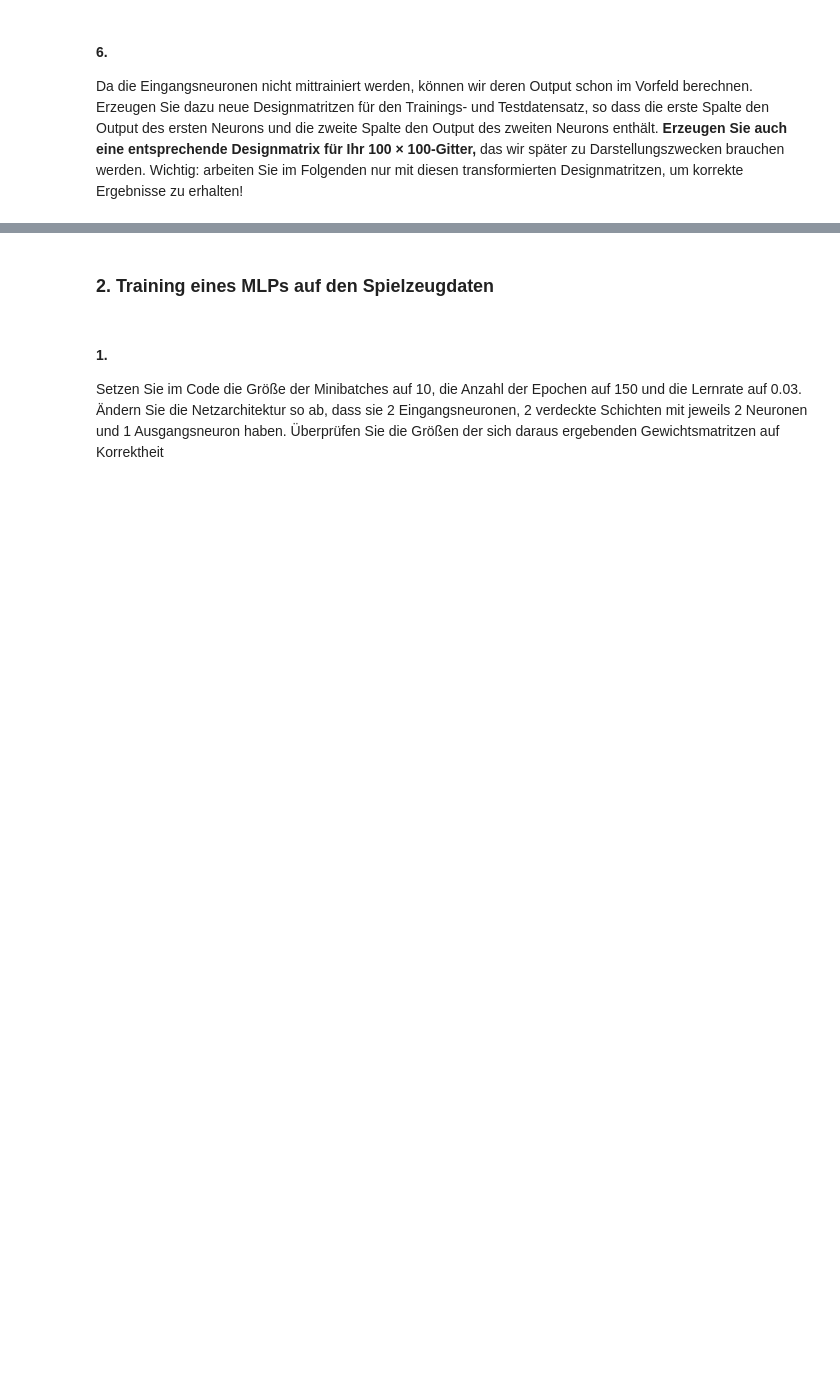
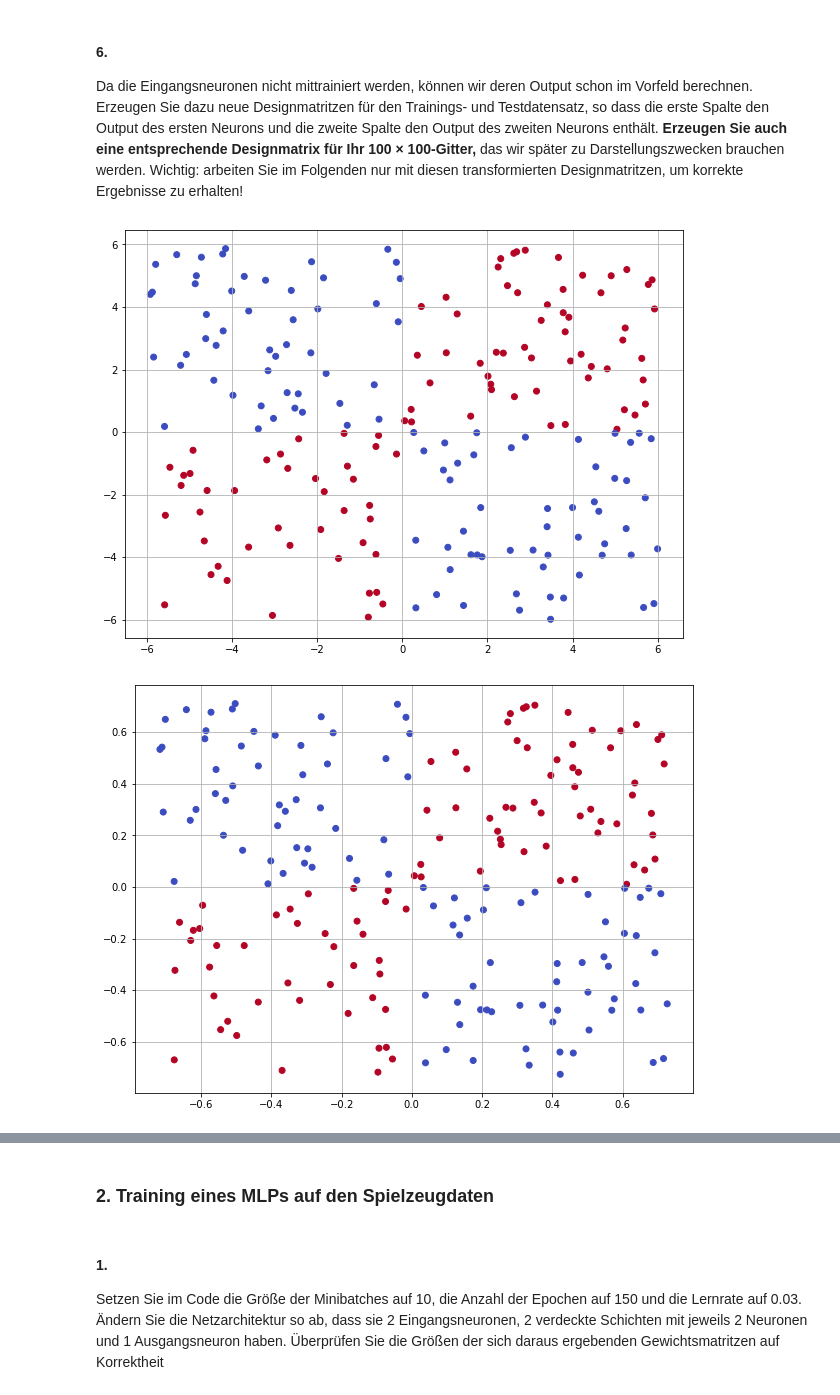
Before and after one commit to moritz-d/DL-B5, a Jupyter notebook: Einfaches_MLP_fuer_MNIST.ipynb, the cells around one changed output, grey strips where cells are left out. Drawn from its saved outputs; the diff is of its cells as text; code cells hidden in the pictures; blank space fills up the shorter version.

```diff
--- a/Einfaches_MLP_fuer_MNIST.ipynb
+++ b/Einfaches_MLP_fuer_MNIST.ipynb
@@ -342,0 +370,10 @@ gitter = np.zeros((100, 100))
+# %%
+plt.scatter(x = TestMatrix[:,0], y = TestMatrix[:,1], c = class_test, cmap = "coolwarm")
+plt.show()
+plt.scatter(x = TestMatrix_new[:,0], y = TestMatrix_new[:,1], c = class_test, cmap = "coolwarm")
+plt.show()
+plt.scatter(x = sigmoid(TestMatrix[:,0]), y = sigmoid(TestMatrix[:,1]), c = class_test, cmap = "coolwarm")
+plt.show()
+# %% [output]
+[figure, added]
+[figure, added]
```
Also changed, not shown: parts of 25 cells of this notebook.
